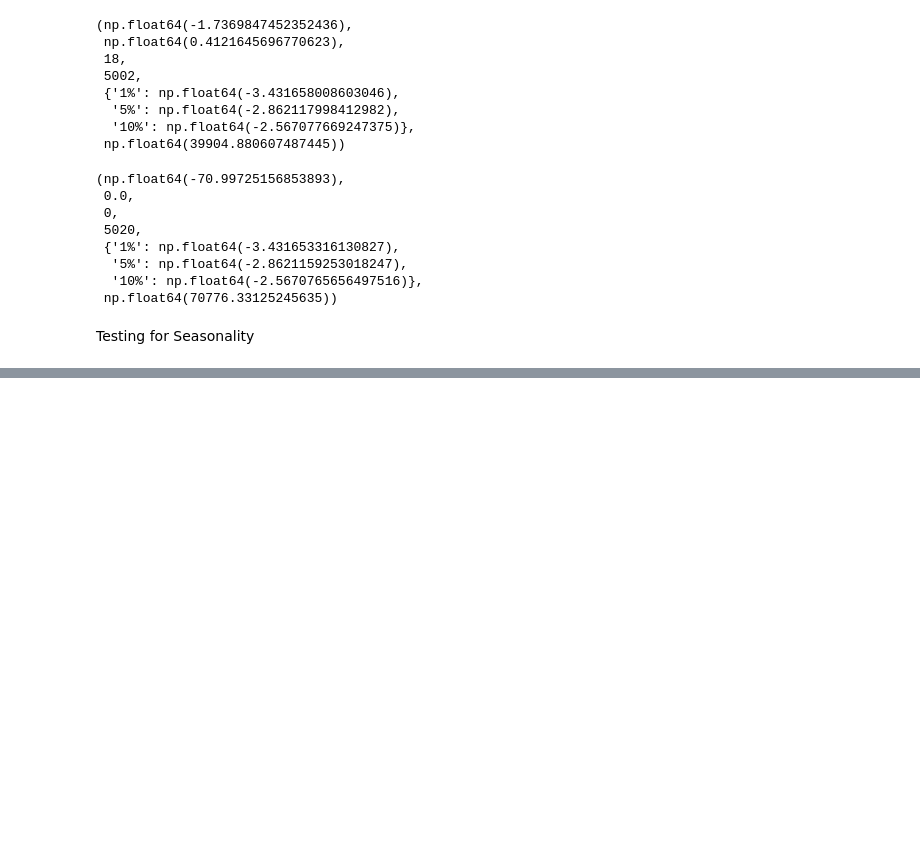
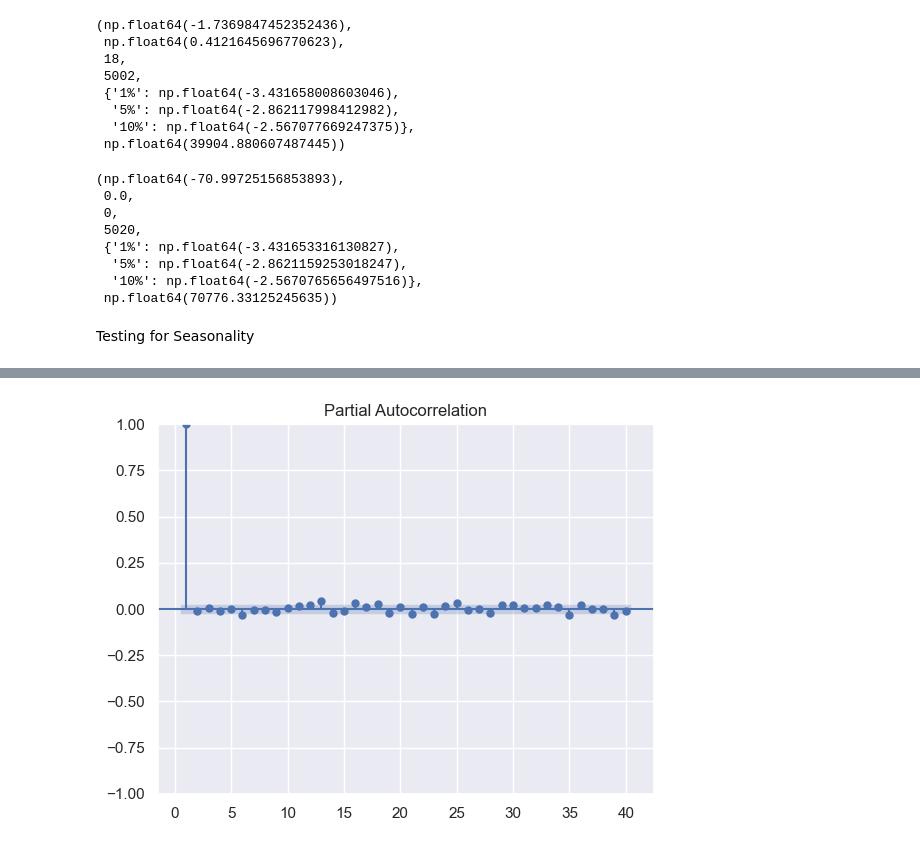
Before and after one commit to mkolade/time-series, a Jupyter notebook: 3rd-whiteNoise.ipynb, the cells around one changed output, grey strips where cells are left out. Drawn from its saved outputs; the diff is of its cells as text; code cells hidden in the pictures; blank space fills up the shorter version.

```diff
--- a/3rd-whiteNoise.ipynb
+++ b/3rd-whiteNoise.ipynb
@@ -112,0 +121,5 @@ sea_dec_mul.plot()
+# %%
+sgt.plot_pacf(df.rw, lags=40, zero=False, method="ols")
+plt.show()
+# %% [output]
+[figure, added]
```
Also changed, not shown: parts of 5 cells of this notebook.
